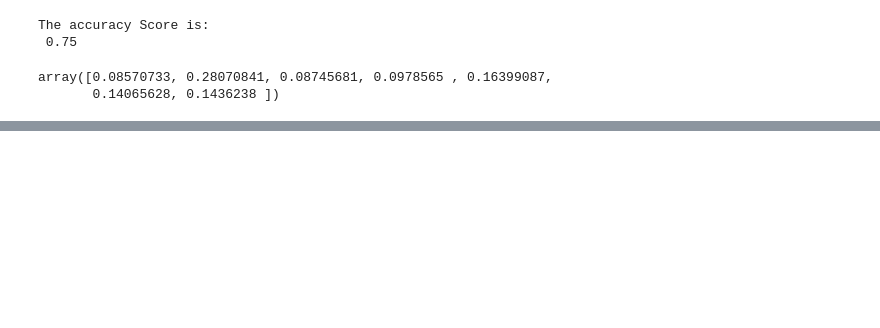
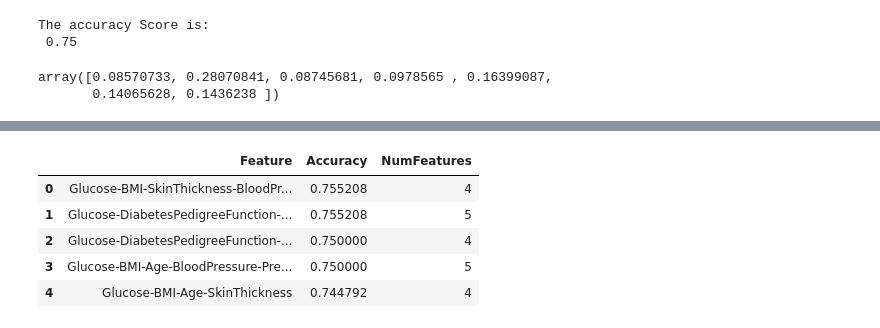
Before and after one commit to lamnguyenvu98/ML_Practice, a Jupyter notebook: Lesson07_Diabetes.ipynb, the cells around one changed output, grey strips where cells are left out. Cells and saved outputs as stored; diff of their text form; code cells hidden in the pictures; blank space fills up the shorter version.

```diff
--- a/Lesson07_Diabetes.ipynb
+++ b/Lesson07_Diabetes.ipynb
@@ -236,0 +449,13 @@ dtype: float64
+# %%
+EvaluationDF = pd.DataFrame()
+EvaluationDF["Feature"] = [feature for feature, accuracy in EvaluationSeries_sorted]
+EvaluationDF["Accuracy"] = [accuracy for feature, accuracy in EvaluationSeries_sorted]
+EvaluationDF['NumFeatures'] = [len(feature.split('-')) for feature, accuracy in EvaluationSeries_sorted]
+EvaluationDF.head()
+# %% [output]
+|  | Feature | Accuracy | NumFeatures |
+| 0 | Glucose-BMI-SkinThickness-BloodPr... | 0.755208 | 4 |
+| 1 | Glucose-DiabetesPedigreeFunction-... | 0.755208 | 5 |
+| 2 | Glucose-DiabetesPedigreeFunction-... | 0.750000 | 4 |
+| 3 | Glucose-BMI-Age-BloodPressure-Pre... | 0.750000 | 5 |
+| 4 | Glucose-BMI-Age-SkinThickness | 0.744792 | 4 |
```
Also changed, not shown: parts of 38 cells of this notebook.
